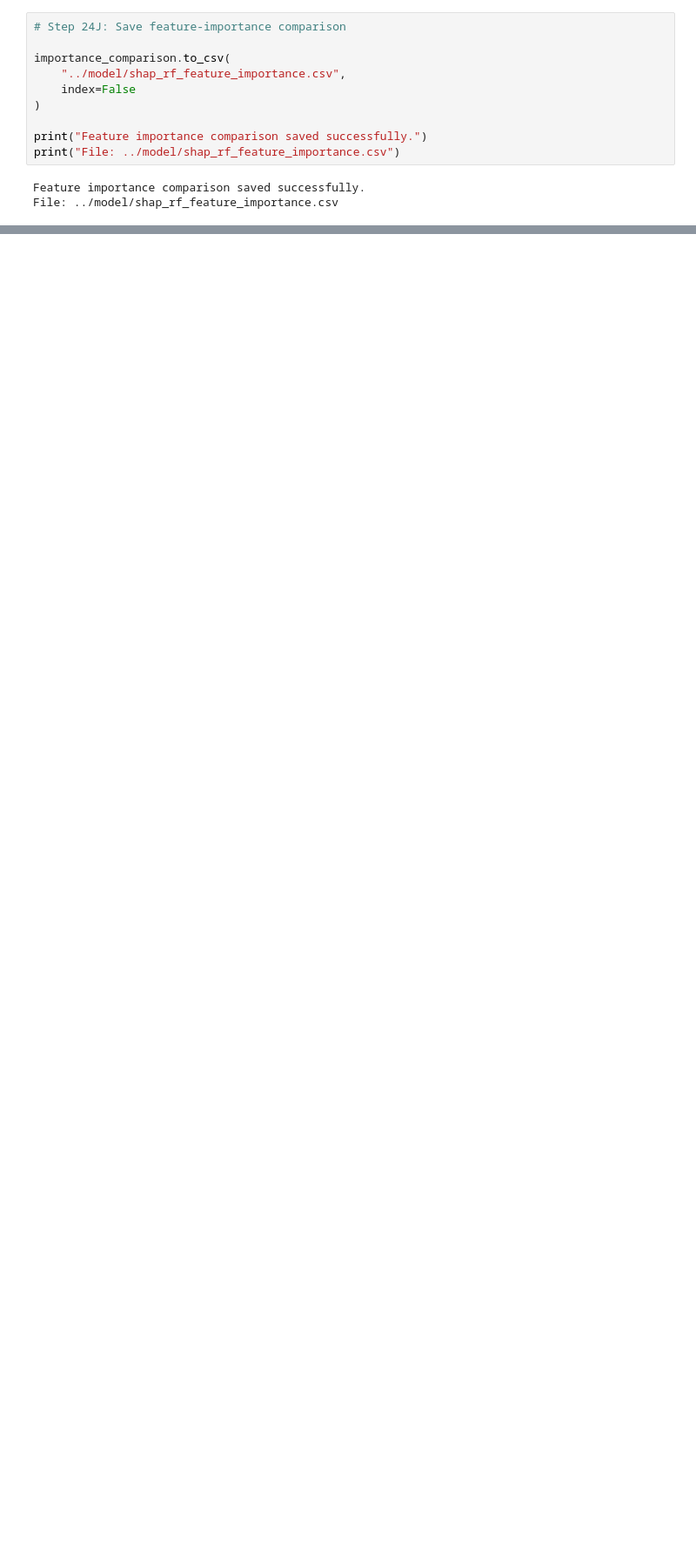
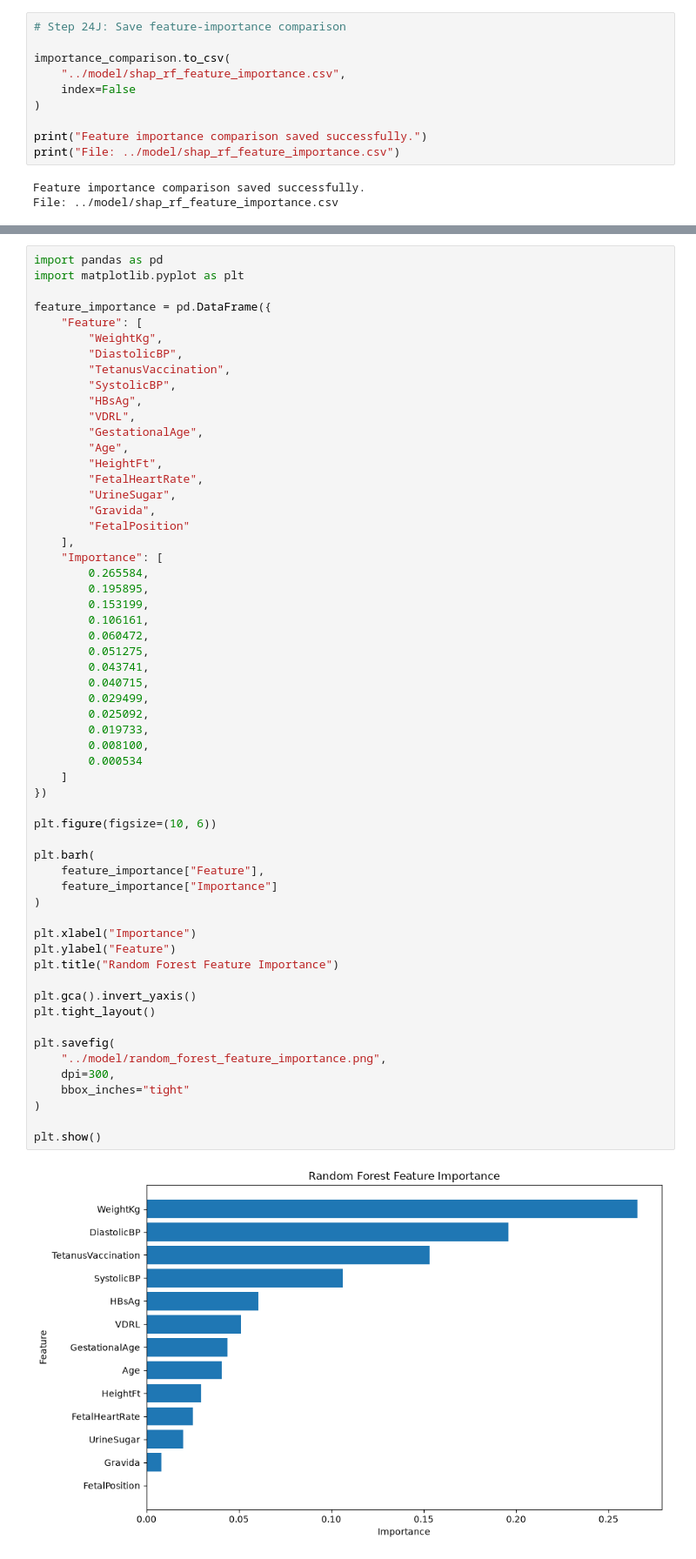
Before and after one commit to bimuwa/maathru-care, a Jupyter notebook: notebooks/01_dataset_inspection.ipynb, the cells around one changed output, grey strips where cells are left out. Shown at 87% size. Cells and saved outputs as stored; diff of their text form; blank space fills up the shorter version.

```diff
--- a/notebooks/01_dataset_inspection.ipynb
+++ b/notebooks/01_dataset_inspection.ipynb
@@ -2290,0 +2590,60 @@ File: ../model/shap_rf_feature_importance.csv
+# %%
+import pandas as pd
+import matplotlib.pyplot as plt
+
+feature_importance = pd.DataFrame({
+    "Feature": [
+        "WeightKg",
+        "DiastolicBP",
+        "TetanusVaccination",
+        "SystolicBP",
+        "HBsAg",
+        "VDRL",
+        "GestationalAge",
+        "Age",
+        "HeightFt",
+        "FetalHeartRate",
+        "UrineSugar",
+        "Gravida",
+        "FetalPosition"
+    ],
+    "Importance": [
+        0.265584,
+        0.195895,
+        0.153199,
+        0.106161,
+        0.060472,
+        0.051275,
+        0.043741,
+        0.040715,
+        0.029499,
+        0.025092,
+        0.019733,
+        0.008100,
+        0.000534
+    ]
+})
+
+plt.figure(figsize=(10, 6))
+
+plt.barh(
+    feature_importance["Feature"],
+    feature_importance["Importance"]
+)
+
+plt.xlabel("Importance")
+plt.ylabel("Feature")
+plt.title("Random Forest Feature Importance")
+
+plt.gca().invert_yaxis()
+plt.tight_layout()
+
+plt.savefig(
+    "../model/random_forest_feature_importance.png",
+    dpi=300,
+    bbox_inches="tight"
+)
+
+plt.show()
+# %% [output]
+[figure, added]
```
Also changed, not shown: parts of 13 cells of this notebook, 31 other files.
